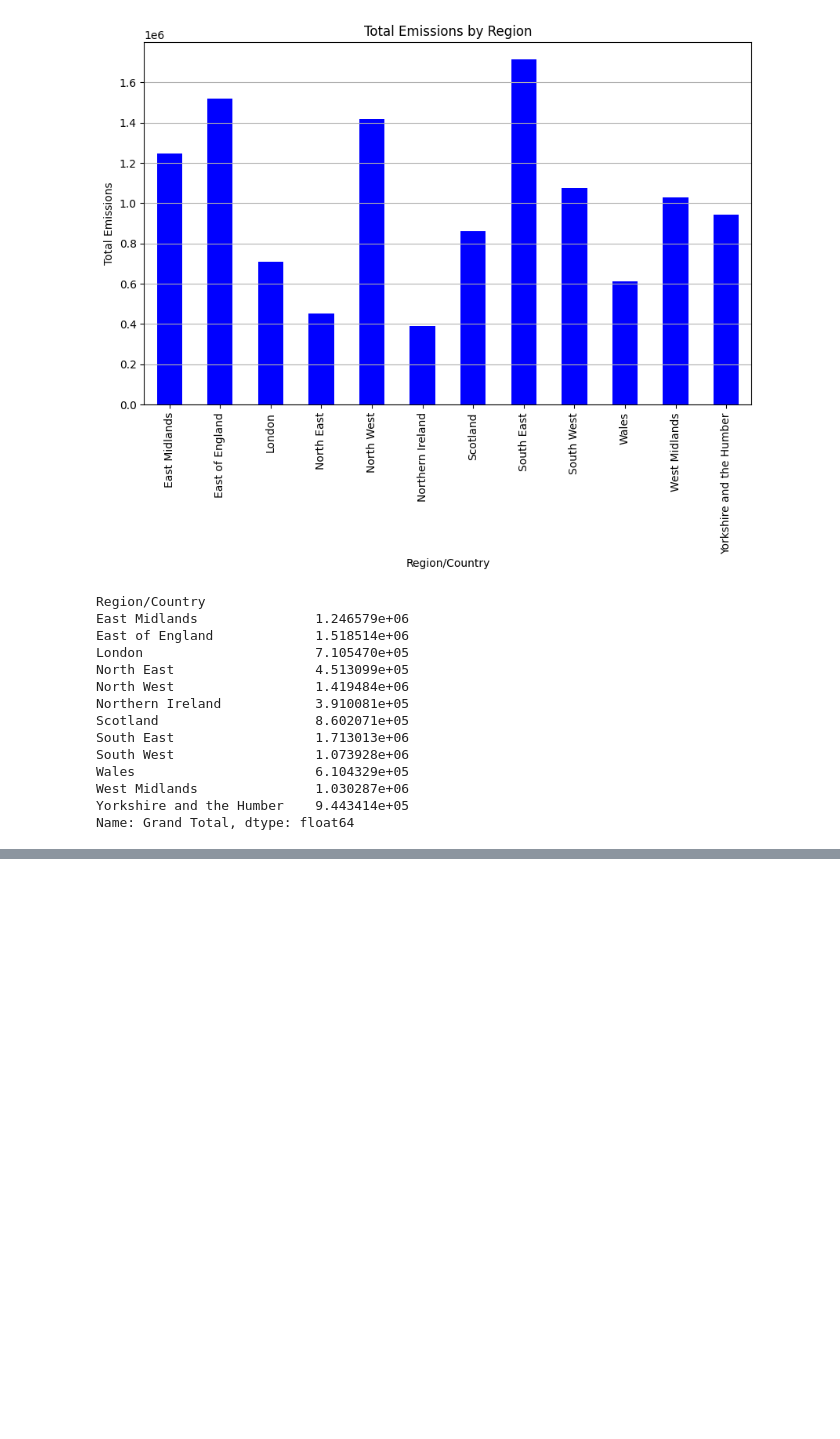
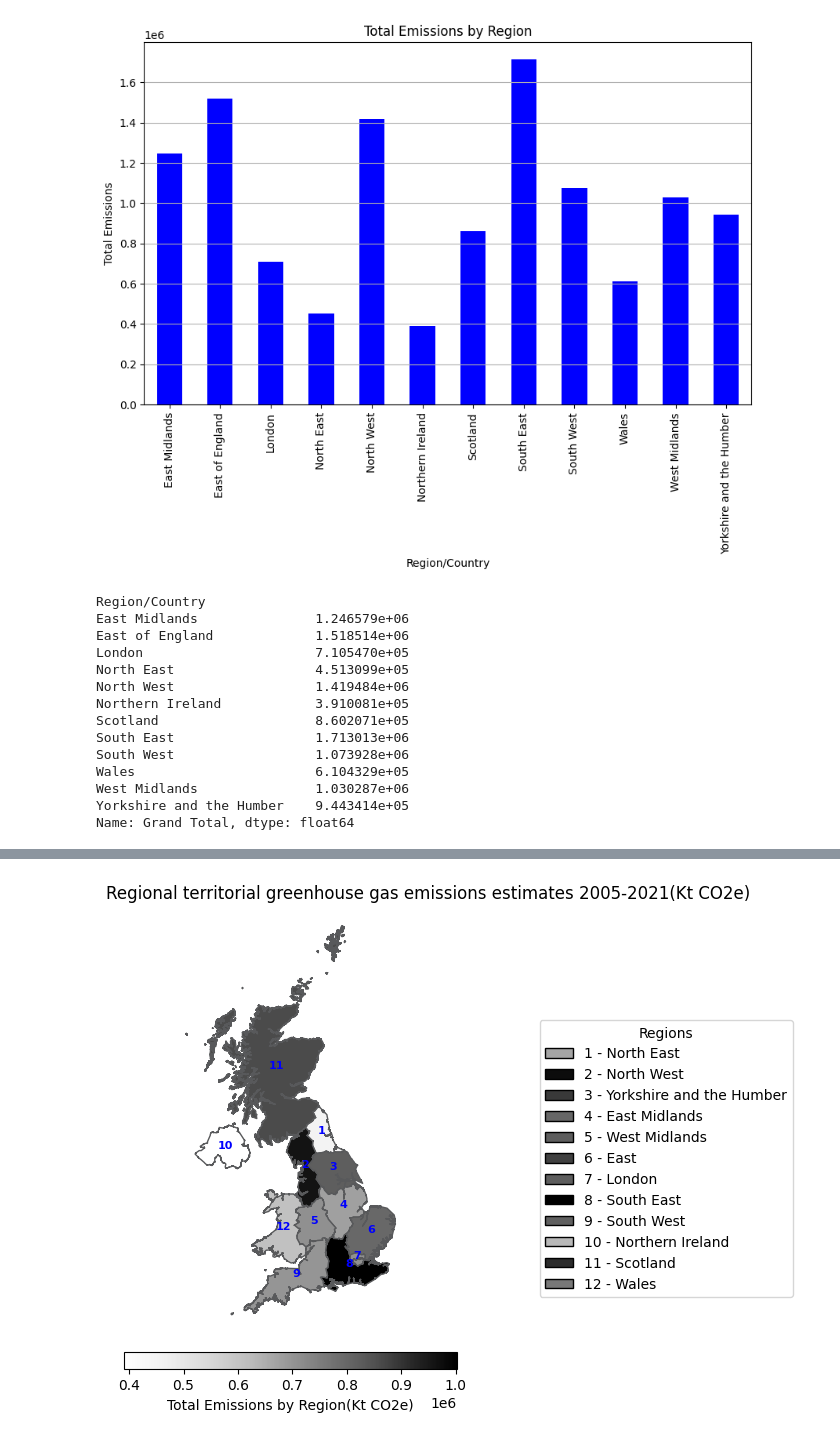
Before and after one commit to Olufemol/OlajideFemi.github.io, a Jupyter notebook: Dissertation_Code_1.ipynb, the cells around one changed output, grey strips where cells are left out. Drawn from its saved outputs; the diff is of its cells as text; code cells hidden in the pictures; blank space fills up the shorter version.

```diff
--- a/Dissertation_Code_1.ipynb
+++ b/Dissertation_Code_1.ipynb
@@ -402,0 +436,20 @@ plt.show()
+# %%
+# Convert the 'Grand Total' column to a numeric type
+data_1_1_actual['Grand Total'] = pd.to_numeric(data_1_1_actual['Grand Total'], errors='coerce')
+
+# Group by 'Region/Country' and sum the 'Grand Total' column
+regional_emissions_total = data_1_1_actual.groupby('Region/Country')['Grand Total'].sum()
+
+# Drop 'National Total' and 'Unallocated' from the Series
+regional_emissions_total = regional_emissions_total.drop(labels=['National Total', 'Unallocated'])
+
+# Identify the regions with the highest and lowest cumulative emissions
+highest_emission_region = regional_emissions_total.idxmax()
+lowest_emission_region = regional_emissions_total.idxmin()
+
+# Get the corresponding values for the highest and lowest emissions
+highest_emission_value = regional_emissions_total[highest_emission_region]
+lowest_emission_value = regional_emissions_total[lowest_emission_region]
+
+# Output the results
+(highest_emission_region, highest_emission_value, lowest_emission_region, lowest_emission_value)
@@ -402,0 +538,66 @@ plt.show()
+# %%
+import geopandas as gpd
+import pandas as pd
+import matplotlib.pyplot as plt
+from matplotlib.patches import Patch
+import matplotlib.colors as mcolors
+import matplotlib.patches as mpatches
+
+file_path = 'https://raw.githubusercontent.com/OlajideFemi/OlajideFemi.github.io/index/uk_regions.geojson'
+
+uk_regions_gdf = gpd.read_file(file_path)
+
+emissions_df = regional_emissions_total.reset_index()
+emissions_df.columns = ['Region/Country', 'Grand Total']
+
+#emissions_df['Region/Country'] = emissions_df['Region/Country'].replace({'East of England': 'East'})
+replacements = {
+    'East of England Total': 'East',
+    'East Midlands Total': 'East Midlands',
+    'London Total': 'London',
+    'North East Total': 'North East',
+    'North West Total': 'North West',
+    'Northern Ireland Total': 'Northern Ireland',
+    'Scotland Total': 'Scotland',
+    'South East Total': 'South East',
+    'South West Total': 'South West',
+    'Wales Total': 'Wales',
+    'West Midlands Total': 'West Midlands',
+    'Yorkshire and the Humber Total': 'Yorkshire and the Humber'
+}
+
+emissions_df['Region/Country'] = emissions_df['Region/Country'].replace(replacements)
+
+
+
+uk_regions_with_emissions = uk_regions_gdf.merge(emissions_df, left_on='rgn19nm', right_on='Region/Country', how='left')
+
+uk_regions_with_emissions['Number'] = range(1, len(uk_regions_with_emissions) + 1)
+
+fig, ax = plt.subplots(1, 1, figsize=(10, 6))
+uk_regions_with_emissions.plot(column='Grand Total', ax=ax, cmap='Greys', edgecolor='#58595B')
+
+cmap = plt.cm.Greys
+norm = mcolors.Normalize(vmin=uk_regions_with_emissions['Grand Total'].min(), vmax=uk_regions_with_emissions['Grand Total'].max())
+
+sm = plt.cm.ScalarMappable(cmap=cmap, norm=norm)
+sm.set_array([])
+
+cbar = plt.colorbar(sm, ax=ax, orientation='horizontal', fraction=0.036, pad=0.04)
+cbar.set_label('Total Emissions by Region(Kt CO2e)')
+
+for idx, row in uk_regions_with_emissions.iterrows():
+    plt.annotate(text=str(row['Number']), xy=(row['geometry'].centroid.x, row['geometry'].centroid.y),
+                 horizontalalignment='center', fontweight='bold', color='blue', fontsize=8)
+
+legend_elements = [Patch(facecolor=plt.cm.Greys(emission / uk_regions_with_emissions['Grand Total'].max()), edgecolor='black',
+                         label=f"{number} - {region}") for number, region, emission in zip(uk_regions_with_emissions['Number'],
+                         uk_regions_with_emissions['rgn19nm'], uk_regions_with_emissions['Grand Total'])]
+
+ax.legend(handles=legend_elements, title="Regions", bbox_to_anchor=(1.55, 0.75), loc='upper left')
+
+ax.set_title('Regional territorial greenhouse gas emissions estimates 2005-2021(Kt CO2e)', loc='left', position=(-0.3, 1))
+plt.axis('off')
+plt.show()
+# %% [output]
+[figure, added]
```
Also changed, not shown: parts of 49 cells of this notebook.
